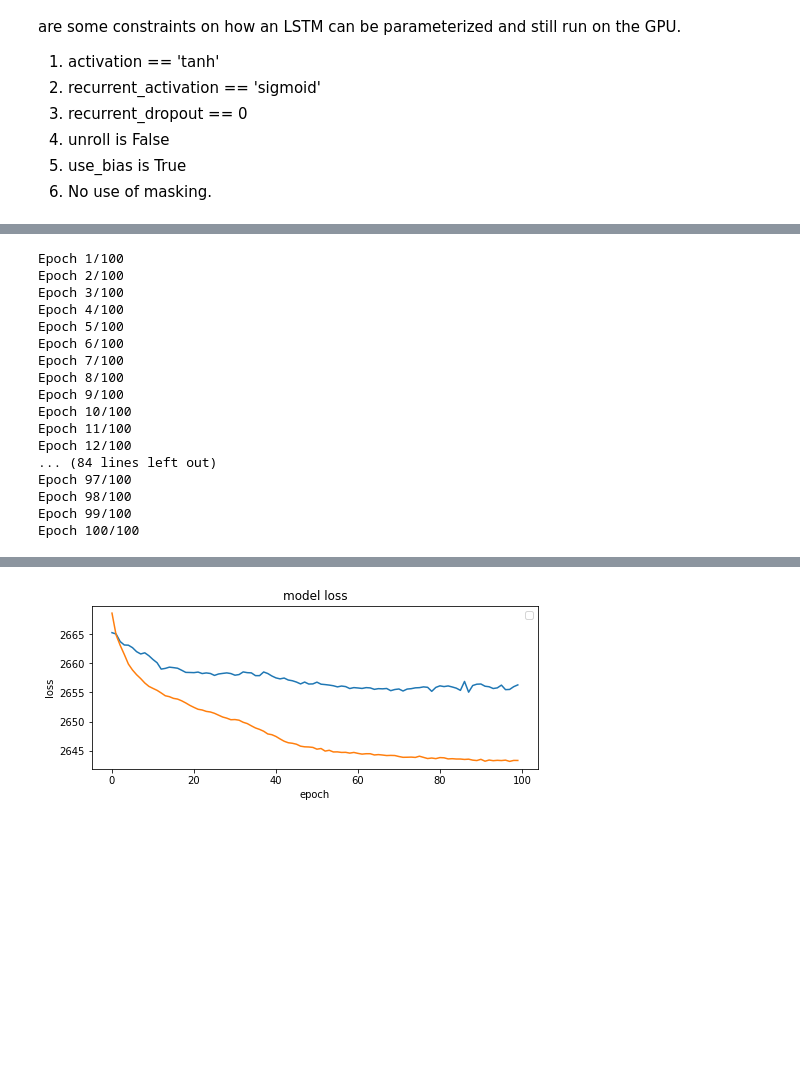
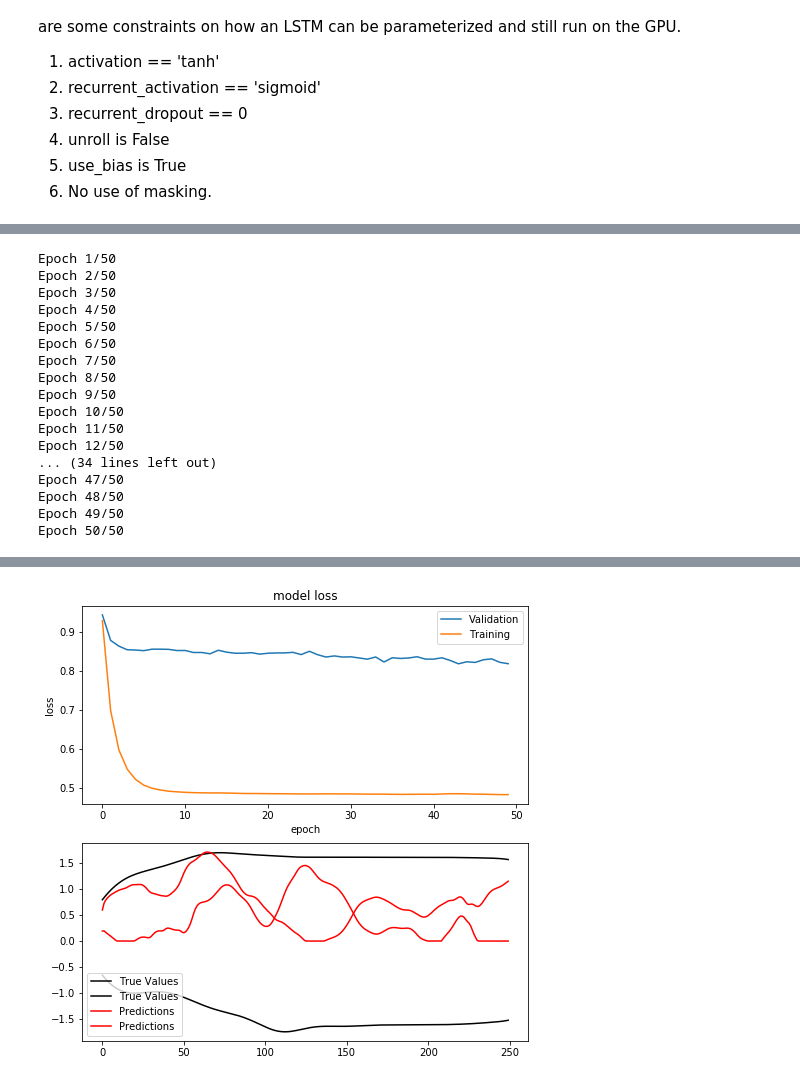
Before and after one commit to SachsLab/IntracranialNeurophysDL, a Jupyter notebook: notebooks/05_02_LSTM_and_GRU.ipynb, the cells around one changed output, grey strips where cells are left out. Drawn from its saved outputs; the diff is of its cells as text; code cells hidden in the pictures; blank space fills up the shorter version.

Commit message:
working on LSTM

```diff
--- a/notebooks/05_02_LSTM_and_GRU.ipynb
+++ b/notebooks/05_02_LSTM_and_GRU.ipynb
@@ -83,26 +84,30 @@ Finally, we create training and validation sets.
 # %%
 from sklearn.model_selection import train_test_split
-SEQ_LENGTH = 100
+SEQ_DUR = 1.0
 P_TRAIN = 0.8
 BATCH_SIZE = 5
 behav_chans = ['CursorX', 'CursorY']
+
+seq_length = int(SEQ_DUR * X_ax_info['fs'])
 
 # Slice Y to only keep required behaviour data.
 b_keep_y_chans = np.in1d(Y_ax_info['channel_names'] , behav_chans)
 Y = Y[b_keep_y_chans, :]
 
-# Segment X and Y into sequences of length seq_length
-n_drop = X.shape[-1] % SEQ_LENGTH
-X = X[:, :-n_drop].astype(np.float32).reshape((X.shape[0], -1, SEQ_LENGTH)).transpose((1, 2, 0))
-Y = Y[:, :-n_drop].astype(np.float32).reshape((Y.shape[0], -1, SEQ_LENGTH)).transpose((1, 2, 0))
-n_trials = X.shape[0]
+# Segment X and Y into sequences of length seq_length. Also convert to 32-bit and transpose to get channels last.
+n_drop = X.shape[-1] % seq_length
+X = X[:, :-n_drop].astype(np.float32).reshape((X.shape[0], -1, seq_length)).transpose((1, 2, 0))
+Y = Y[:, :-n_drop].astype(np.float32).reshape((Y.shape[0], -1, seq_length)).transpose((1, 2, 0))
+n_trials = X.shape[0]  # Not really 'trials', more like 'sequences'
 
 X_train, X_valid, Y_train, Y_valid = train_test_split(X, Y, train_size=P_TRAIN)
 
 ds_train = tf.data.Dataset.from_tensor_slices((X_train, Y_train))
 ds_valid = tf.data.Dataset.from_tensor_slices((X_valid, Y_valid))
 
-ds_train = ds_train.shuffle(int(n_trials * P_TRAIN) + 1).batch(BATCH_SIZE, drop_remainder=True)  # , drop_remainder=True?
+# use shuffling as long as stateful doesn't work.
+ds_train = ds_train.shuffle(int(n_trials * P_TRAIN) + 1)
+ds_train = ds_train.batch(BATCH_SIZE, drop_remainder=True)
 ds_valid = ds_valid.batch(BATCH_SIZE)
 # %% [markdown]
 ## Long Short-Term Memory (LSTM) and Gated Recurrent Unit (GRU)
@@ -122,10 +127,11 @@ This will probably change, but the unification of LSTM APIs in TensorFlow 2.0 me
 5. use_bias is True
 6. No use of masking.
 # %%
-N_RNN_UNITS = 2
-inputs = tf.keras.layers.Input(shape=(SEQ_LENGTH, X.shape[-1]))
-outputs = tf.keras.layers.LSTM(N_RNN_UNITS, return_sequences=True)(inputs)
+N_RNN_UNITS = 100
+inputs = tf.keras.layers.Input(shape=(seq_length, X.shape[-1]))  # Note: batch_shape, not shape, if using stateful
+_y = tf.keras.layers.LSTM(N_RNN_UNITS, return_sequences=True)(inputs)  # Why doesn't stateful work?
+outputs = tf.keras.layers.Conv1D(2, 1, activation='relu')(_y)
 model = tf.keras.Model(inputs, outputs)
-model.compile(optimizer='rmsprop', loss='mean_squared_error')
+model.compile(optimizer='NAdam', loss='mean_squared_error')
 model.summary()
 # %% [output]
@@ -143,33 +151,39 @@ Trainable params: 2,080
 Non-trainable params: 0
 _________________________________________________________________
 # %%
-EPOCHS = 100
+EPOCHS = 50
 history = model.fit(x=ds_train, epochs=EPOCHS, verbose=1, validation_data=ds_valid)
 # %% [output]
-Epoch 1/100
-Epoch 2/100
-Epoch 3/100
-Epoch 4/100
-Epoch 5/100
-Epoch 6/100
-Epoch 7/100
-Epoch 8/100
-Epoch 9/100
-Epoch 10/100
-Epoch 11/100
-Epoch 12/100
-... (84 lines left out)
-Epoch 97/100
-Epoch 98/100
-Epoch 99/100
-Epoch 100/100
+Epoch 1/50
+Epoch 2/50
+Epoch 3/50
+Epoch 4/50
+Epoch 5/50
+Epoch 6/50
+Epoch 7/50
+Epoch 8/50
+Epoch 9/50
+Epoch 10/50
+Epoch 11/50
+Epoch 12/50
+... (34 lines left out)
+Epoch 47/50
+Epoch 48/50
+Epoch 49/50
+Epoch 50/50
 # %%
-fig = plt.figure(figsize=(8, 3), facecolor='white')
-plt.plot(history.history['val_loss'])
-plt.plot(history.history['loss'])
+fig = plt.figure(figsize=(8, 8), facecolor='white')
+plt.subplot(2, 1, 1)
+plt.plot(history.history['val_loss'], label='Validation')
+plt.plot(history.history['loss'], label='Training')
 plt.title('model loss')
 plt.ylabel('loss')
 plt.xlabel('epoch')
 plt.legend(loc='upper right')
+plt.subplot(2, 1, 2)
+pred_y = model.predict(x=X_valid[0][None, :, :])
+plt.plot(Y_valid[0], 'k', label='True Values')
+plt.plot(pred_y[0], 'r', label='Predictions')
+plt.legend()
 plt.show()
 # %% [output]
@@ -177 +190 @@ W0604 12:31:45.792455  3564 legend.py:1289] No handles with labels found to put
-[figure, old version]
+[figure, new version]
```
Also changed, not shown: parts of 4 cells of this notebook, 3 other files.
